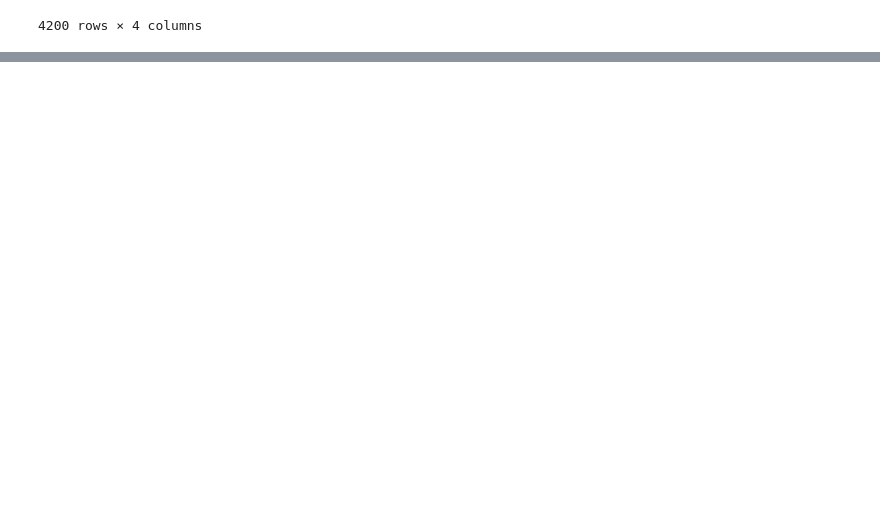
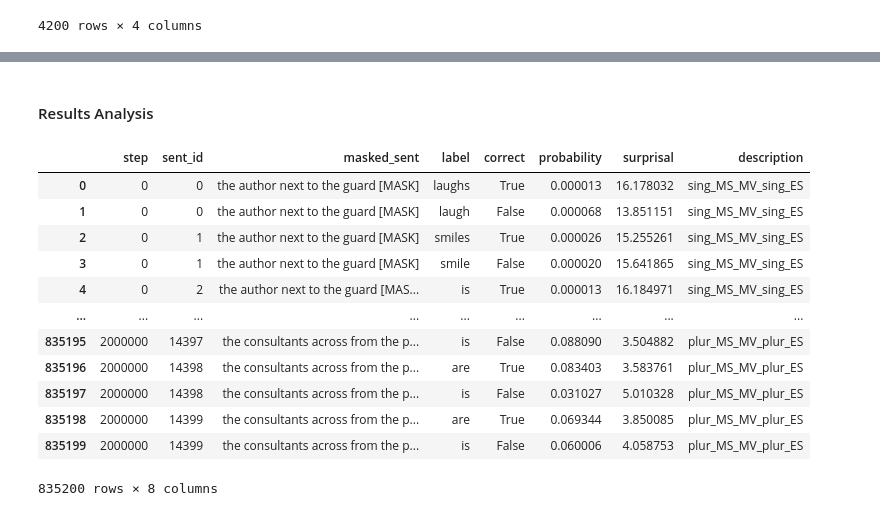
Before and after one commit to NazaninShafiabadi/NeuralLMs, a Jupyter notebook: src/syntax_acquisition.ipynb, the cells around one changed output, grey strips where cells are left out. Cells and saved outputs as stored; diff of their text form; code cells hidden in the pictures; blank space fills up the shorter version.

```diff
--- a/src/syntax_acquisition.ipynb
+++ b/src/syntax_acquisition.ipynb
@@ -413,0 +417,19 @@ prep_anim_results.to_csv('../results/prep_anim_results.csv', sep='\t', index=Fal
+# %% [markdown]
+#### Results Analysis
+# %%
+prep_anim_results = pd.read_csv('../results/prep_anim_results.csv', sep='\t')
+prep_anim_results
+# %% [output]
+|  | step | sent_id | masked_sent | label | correct | probability | surprisal | description |
+| 0 | 0 | 0 | the author next to the guard [MASK] | laughs | True | 0.000013 | 16.178032 | sing_MS_MV_sing_ES |
+| 1 | 0 | 0 | the author next to the guard [MASK] | laugh | False | 0.000068 | 13.851151 | sing_MS_MV_sing_ES |
+| 2 | 0 | 1 | the author next to the guard [MASK] | smiles | True | 0.000026 | 15.255261 | sing_MS_MV_sing_ES |
+| 3 | 0 | 1 | the author next to the guard [MASK] | smile | False | 0.000020 | 15.641865 | sing_MS_MV_sing_ES |
+| 4 | 0 | 2 | the author next to the guard [MAS... | is | True | 0.000013 | 16.184971 | sing_MS_MV_sing_ES |
+| ... | ... | ... | ... | ... | ... | ... | ... | ... |
+| 835195 | 2000000 | 14397 | the consultants across from the p... | is | False | 0.088090 | 3.504882 | plur_MS_MV_plur_ES |
+| 835196 | 2000000 | 14398 | the consultants across from the p... | are | True | 0.083403 | 3.583761 | plur_MS_MV_plur_ES |
+| 835197 | 2000000 | 14398 | the consultants across from the p... | is | False | 0.031027 | 5.010328 | plur_MS_MV_plur_ES |
+| 835198 | 2000000 | 14399 | the consultants across from the p... | are | True | 0.069344 | 3.850085 | plur_MS_MV_plur_ES |
+| 835199 | 2000000 | 14399 | the consultants across from the p... | is | False | 0.060006 | 4.058753 | plur_MS_MV_plur_ES |
+835200 rows × 8 columns
```
Also changed, not shown: parts of 7 cells of this notebook, 1 other file.
